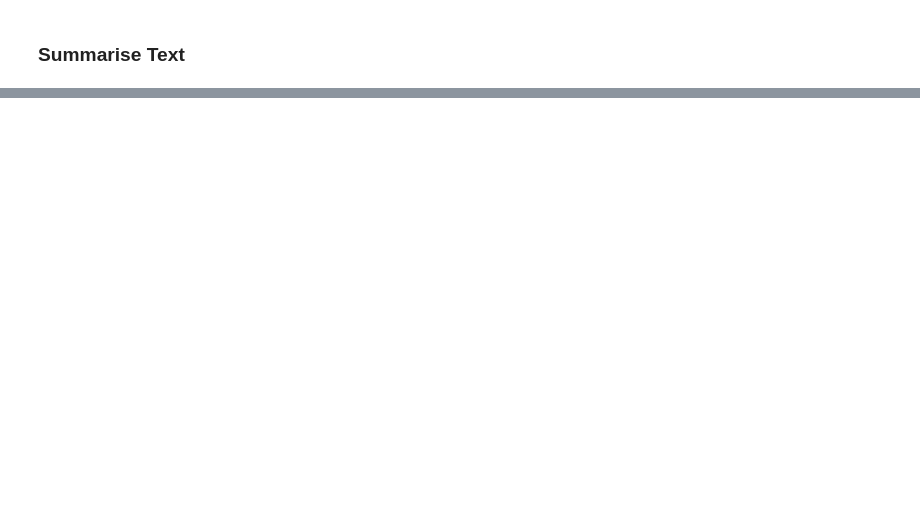
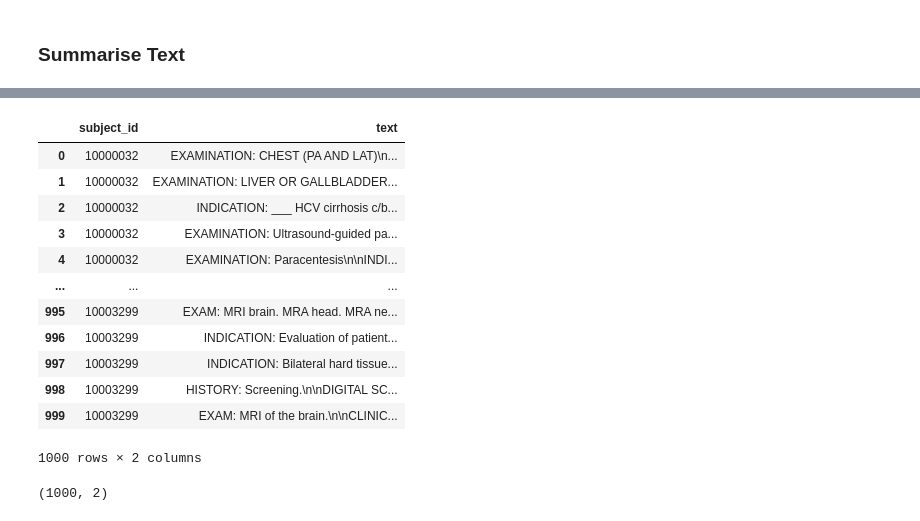
Before and after one commit to olie0001/medical_summary_fit3164, a Jupyter notebook: view_dataset.ipynb, the cells around one changed output, grey strips where cells are left out. Cells and saved outputs as stored; diff of their text form; code cells hidden in the pictures; blank space fills up the shorter version.

Commit message:
trial test for normal text summarisation and starting transformation of dataset for multiple history summary

```diff
--- a/view_dataset.ipynb
+++ b/view_dataset.ipynb
@@ -125,0 +225,26 @@ RuntimeError: At least one of TensorFlow 2.0 or PyTorch should be installed. To
+# %%
+subject_info = []
+patient_id = 10000032
+
+# collect the text from patient 10000032
+df = radiology_data
+df = radiology_data.iloc[:,[1, 7]]
+df
+# %% [output]
+|  | subject_id | text |
+| 0 | 10000032 | EXAMINATION: CHEST (PA AND LAT)\n... |
+| 1 | 10000032 | EXAMINATION: LIVER OR GALLBLADDER... |
+| 2 | 10000032 | INDICATION: ___ HCV cirrhosis c/b... |
+| 3 | 10000032 | EXAMINATION: Ultrasound-guided pa... |
+| 4 | 10000032 | EXAMINATION: Paracentesis\n\nINDI... |
+| ... | ... | ... |
+| 995 | 10003299 | EXAM: MRI brain. MRA head. MRA ne... |
+| 996 | 10003299 | INDICATION: Evaluation of patient... |
+| 997 | 10003299 | INDICATION: Bilateral hard tissue... |
+| 998 | 10003299 | HISTORY: Screening.\n\nDIGITAL SC... |
+| 999 | 10003299 | EXAM: MRI of the brain.\n\nCLINIC... |
+1000 rows × 2 columns
+# %%
+df.shape
+# %% [output]
+(1000, 2)
```
Also changed, not shown: parts of 12 cells of this notebook.
